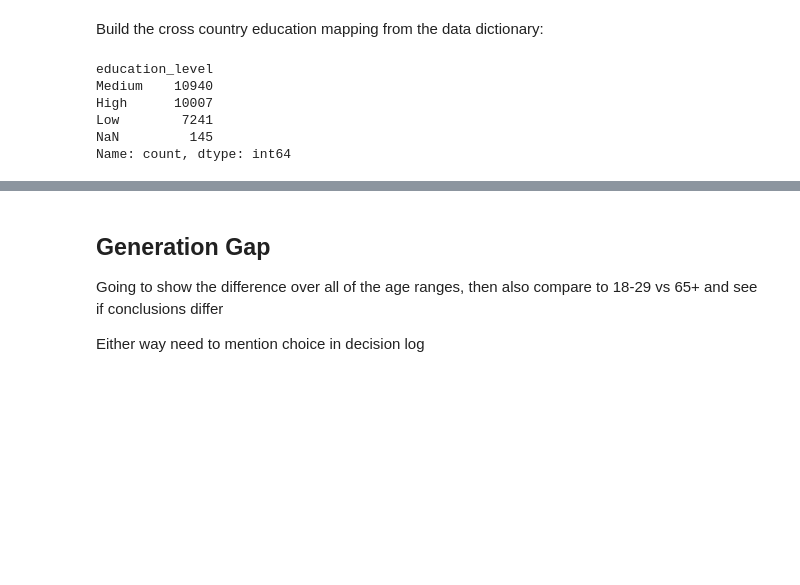
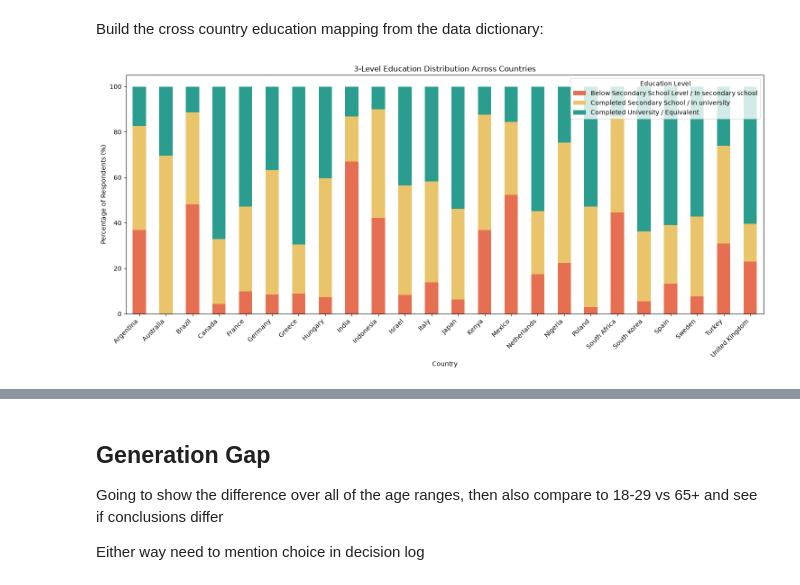
Before and after one commit to finlay-ab/vibe-check-genz-ai, a Jupyter notebook: src/solution.ipynb, the cells around one changed output, grey strips where cells are left out. Cells and saved outputs as stored; diff of their text form; code cells hidden in the pictures; blank space fills up the shorter version.

Commit message:
Added an alternative cross country education mapping

```diff
--- a/src/solution.ipynb
+++ b/src/solution.ipynb
@@ -390,41 +390,86 @@ turkey_mapping = {
     4: "Low",
     5: "Low",
     6: "Low",
     7: "Medium",
     8: "Medium",
     9: "High",
     10: "High",
     11: "High"
 }
 
 clean_df["education_turkey"] = pd.to_numeric(clean_df["d_educ_turkey"], errors="coerce").map(turkey_mapping)
 
 uk_mapping = {
     1: "Low",
     2: "Low",
     3: "Low",
     4: "Medium",
     5: "High",
     6: "High",
     7: "High",
     8: "High",
     9: "High"
 }
 
 clean_df["education_uk"] = pd.to_numeric(clean_df["d_educ_uk"], errors="coerce").map(uk_mapping)
 
-# Combine all country education levels into one column
-education_cols = [c for c in clean_df.columns if c.startswith("education_") and c not in ["education_level", "education_level_alt"]]
+import matplotlib.pyplot as plt
+import pandas as pd
 
-clean_df["education_level"] = clean_df[education_cols].bfill(axis=1).iloc[:, 0]
+# Country names matching the education columns
+country_names = {
+    "argentina": "Argentina",
+    "australia": "Australia",
+    "brazil": "Brazil",
+    "canada": "Canada",
+    "france": "France",
+    "germany": "Germany",
+    "greece": "Greece",
+    "hungary": "Hungary",
+    "india": "India",
+    "indonesia": "Indonesia",
+    "israel": "Israel",
+    "italy": "Italy",
+    "japan": "Japan",
+    "kenya": "Kenya",
+    "mexico": "Mexico",
+    "netherlands": "Netherlands",
+    "nigeria": "Nigeria",
+    "poland": "Poland",
+    "safrica": "South Africa",
+    "skorea": "South Korea",
+    "spain": "Spain",
+    "sweden": "Sweden",
+    "turkey": "Turkey",
+    "uk": "United Kingdom"
+}
 
-print(clean_df["education_level"].value_counts(dropna=False))
+# Build a country-specific education distribution directly
+education_dist = pd.DataFrame()
 
-#After combining the mappings, more than 99% of respondents have been assigned an education level
+for country, name in country_names.items():
+    col = f"education_{country}"
+
+    counts = clean_df[col].value_counts(normalize=True) * 100
+
+    education_dist.loc[name, ["Below Secondary School Level / In secondary school", "Completed Secondary School / In university", "Completed University / Equivalent"]] = (
+        counts.reindex(["Low", "Medium", "High"], fill_value=0).values
+    )
+
+# Plot
+education_dist.plot(
+    kind="bar",
+    stacked=True,
+    figsize=(15, 7),
+    color=["#E76F51", "#E9C46A", "#2A9D8F"]
+)
+
+plt.xlabel("Country")
+plt.ylabel("Percentage of Respondents (%)")
+plt.title("3-Level Education Distribution Across Countries")
+plt.xticks(rotation=45, ha="right")
+plt.legend(title="Education Level")
+plt.tight_layout()
+plt.show()
 # %% [output]
-education_level
-Medium    10940
-High      10007
-Low        7241
-NaN         145
-Name: count, dtype: int64
+[figure, added]
```
Also changed, not shown: parts of 4 cells of this notebook.
